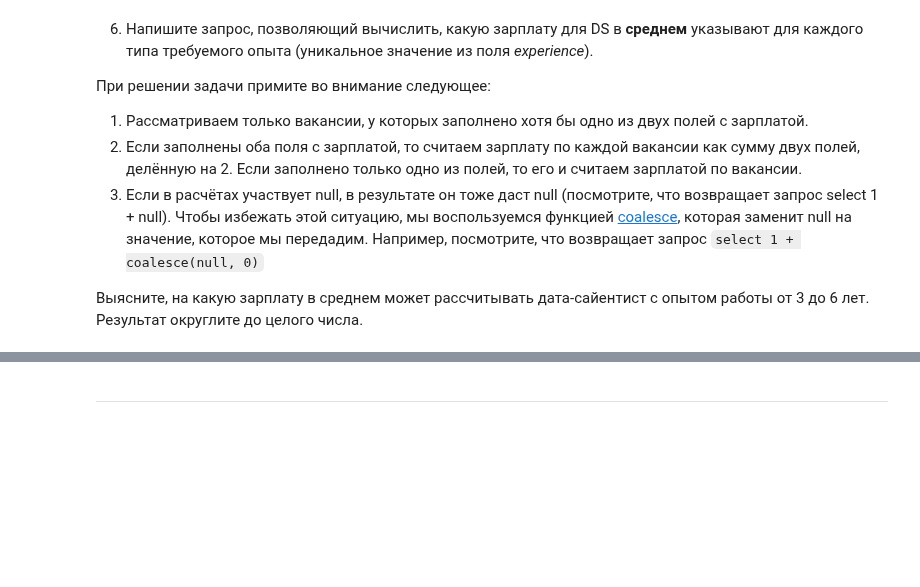
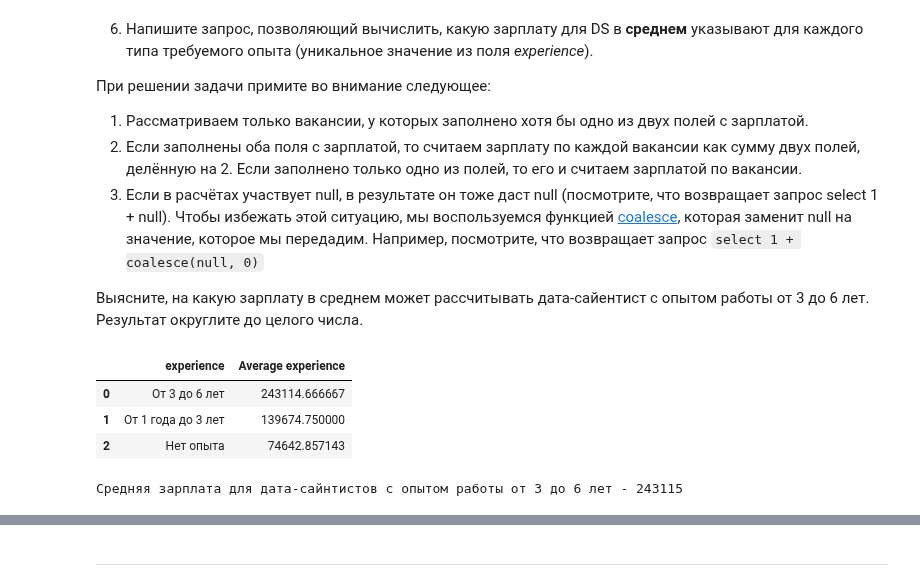
Before and after one commit to SudarickovIlya/SF_DS_Ilya, a Jupyter notebook: Project_2 (sql)/Project_2_Ноутбук_шаблон.ipynb, the cells around one changed output, grey strips where cells are left out. Drawn from its saved outputs; the diff is of its cells as text; code cells hidden in the pictures; blank space fills up the shorter version.

```diff
--- a/Project_2 (sql)/Project_2_Ноутбук_шаблон.ipynb
+++ b/Project_2 (sql)/Project_2_Ноутбук_шаблон.ipynb
@@ -766,5 +763,28 @@ print(f'Среднее колчество указываемых навыков
 Выясните, на какую зарплату в среднем может рассчитывать дата-сайентист с опытом работы от 3 до 6 лет. Результат округлите до целого числа.
 # %%
 # текст запроса
+# Запрос в SQL
+
+query_6_6 = f'''
+select
+    distinct vac.experience as Experience,
+    avg(coalesce(((vac.salary_from + vac.salary_to) / 2), vac.salary_from, vac.salary_to)) as "Average salary"
+from vacancies as vac
+where {ds_filter} and ((vac.salary_from is not null) or (vac.salary_to is not null))
+group by Experience
+order by Experience desc
+'''
 # %%
 # результат запроса
+avg_salary = pd.read_sql_query(sql=query_6_6, con=connection)
+display(avg_salary)
+print()
+
+# Ответ на вопрос
+print(f'Средняя зарплата для дата-сайнтистов с опытом работы от 3 до 6 лет - {round(avg_salary.iloc[0][1])}')
+# %% [output]
+|  | experience | Average experience |
+| 0 | От 3 до 6 лет | 243114.666667 |
+| 1 | От 1 года до 3 лет | 139674.750000 |
+| 2 | Нет опыта | 74642.857143 |
+Средняя зарплата для дата-сайнтистов с опытом работы от 3 до 6 лет - 243115
```
Also changed, not shown: parts of 4 cells of this notebook, 1 other file.
